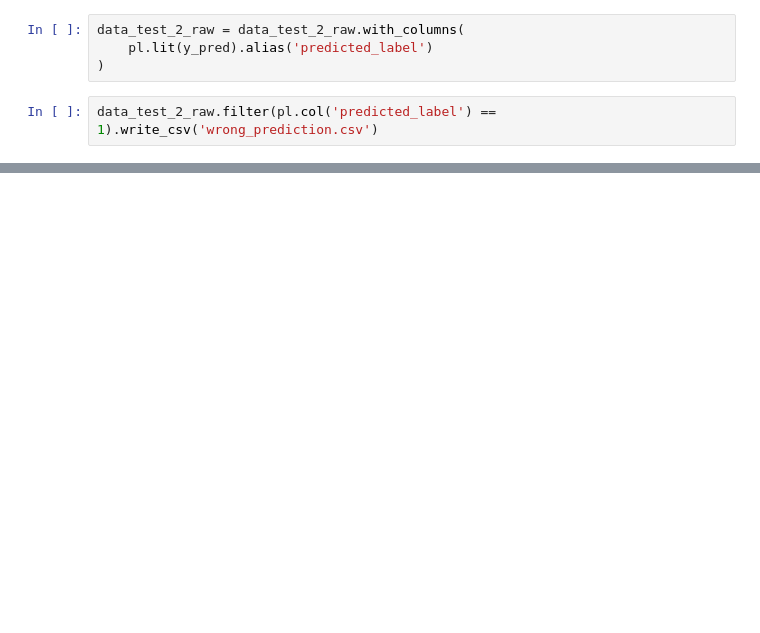
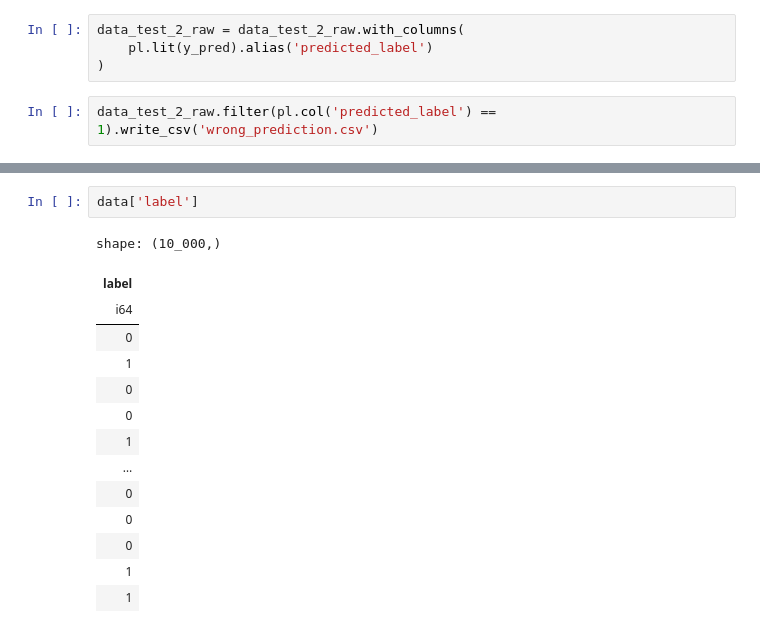
Before and after one commit to rezanatha/merch_loc_classification, a Jupyter notebook: preprocessing.ipynb, the cells around one changed output, grey strips where cells are left out. Cells and saved outputs as stored; diff of their text form; blank space fills up the shorter version.

```diff
--- a/preprocessing.ipynb
+++ b/preprocessing.ipynb
@@ -467,0 +580,17 @@ def evaluate_feature_set(X,y, feature_set_name, feature):
+# %%
+data['label']
+# %% [output]
+shape: (10_000,)
+| label |
+| i64 |
+| 0 |
+| 1 |
+| 0 |
+| 0 |
+| 1 |
+| … |
+| 0 |
+| 0 |
+| 0 |
+| 1 |
+| 1 |
```
Also changed, not shown: parts of 15 cells of this notebook, 2 other files.
